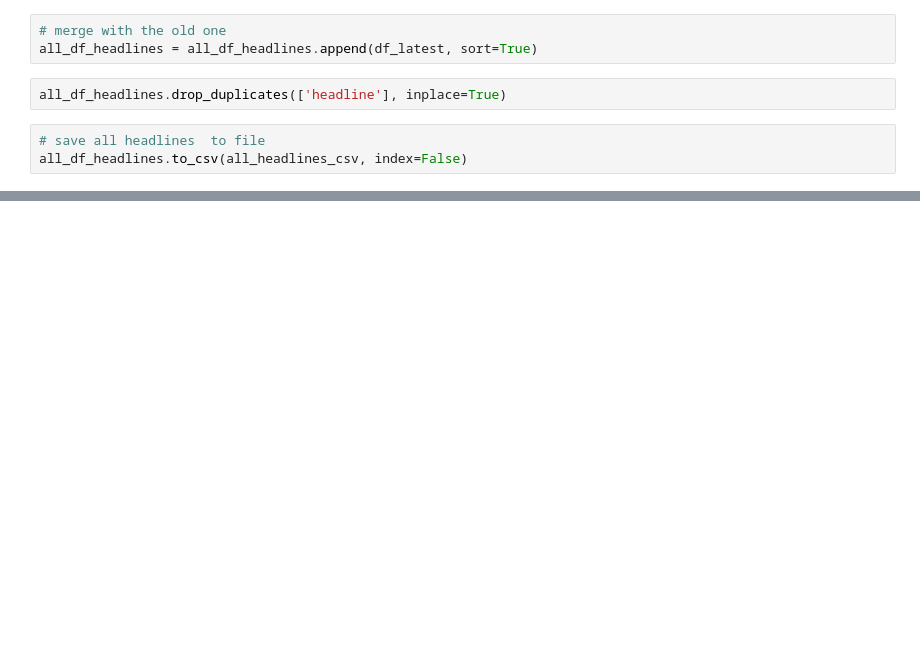
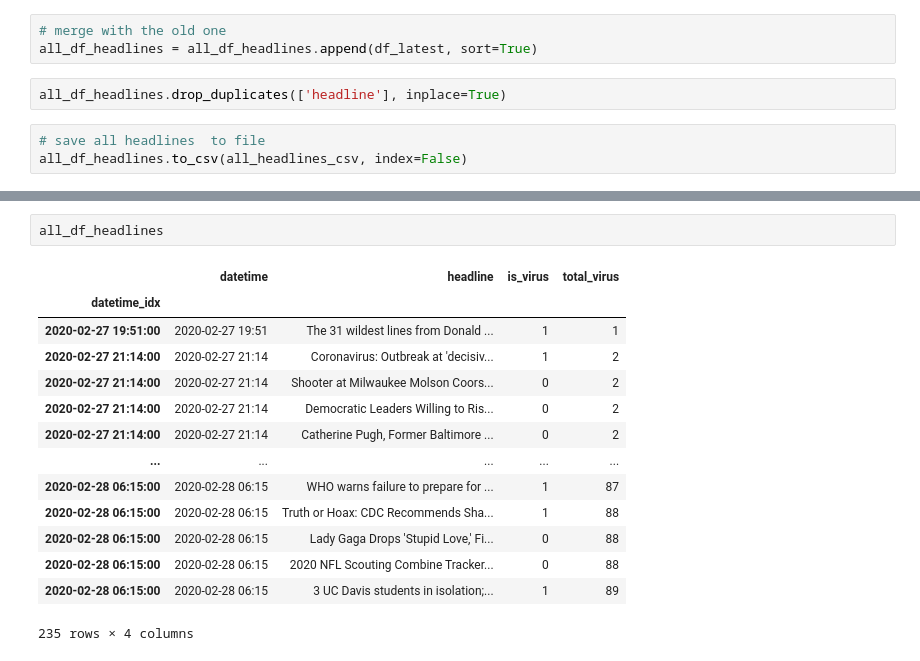
Before and after one commit to alext234/coronavirus-news, a Jupyter notebook: google-news.ipynb, the cells around one changed output, grey strips where cells are left out. Drawn from its saved outputs; the diff is of its cells as text; blank space fills up the shorter version.

```diff
--- a/google-news.ipynb
+++ b/google-news.ipynb
@@ -46,0 +77,17 @@ all_df_headlines.to_csv(all_headlines_csv, index=False)
+# %%
+all_df_headlines
+# %% [output]
+|  | datetime | headline | is_virus | total_virus |
+| datetime_idx |  |  |  |  |
+| 2020-02-27 19:51:00 | 2020-02-27 19:51 | The 31 wildest lines from Donald ... | 1 | 1 |
+| 2020-02-27 21:14:00 | 2020-02-27 21:14 | Coronavirus: Outbreak at 'decisiv... | 1 | 2 |
+| 2020-02-27 21:14:00 | 2020-02-27 21:14 | Shooter at Milwaukee Molson Coors... | 0 | 2 |
+| 2020-02-27 21:14:00 | 2020-02-27 21:14 | Democratic Leaders Willing to Ris... | 0 | 2 |
+| 2020-02-27 21:14:00 | 2020-02-27 21:14 | Catherine Pugh, Former Baltimore ... | 0 | 2 |
+| ... | ... | ... | ... | ... |
+| 2020-02-28 06:15:00 | 2020-02-28 06:15 | WHO warns failure to prepare for ... | 1 | 87 |
+| 2020-02-28 06:15:00 | 2020-02-28 06:15 | Truth or Hoax: CDC Recommends Sha... | 1 | 88 |
+| 2020-02-28 06:15:00 | 2020-02-28 06:15 | Lady Gaga Drops 'Stupid Love,' Fi... | 0 | 88 |
+| 2020-02-28 06:15:00 | 2020-02-28 06:15 | 2020 NFL Scouting Combine Tracker... | 0 | 88 |
+| 2020-02-28 06:15:00 | 2020-02-28 06:15 | 3 UC Davis students in isolation;... | 1 | 89 |
+235 rows × 4 columns
```
Also changed, not shown: parts of 9 cells of this notebook, 3 other files.
